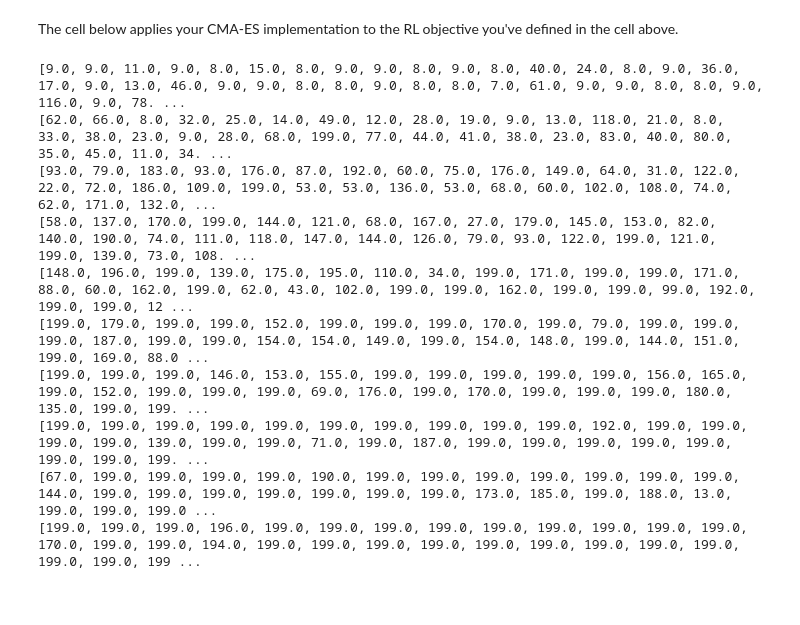
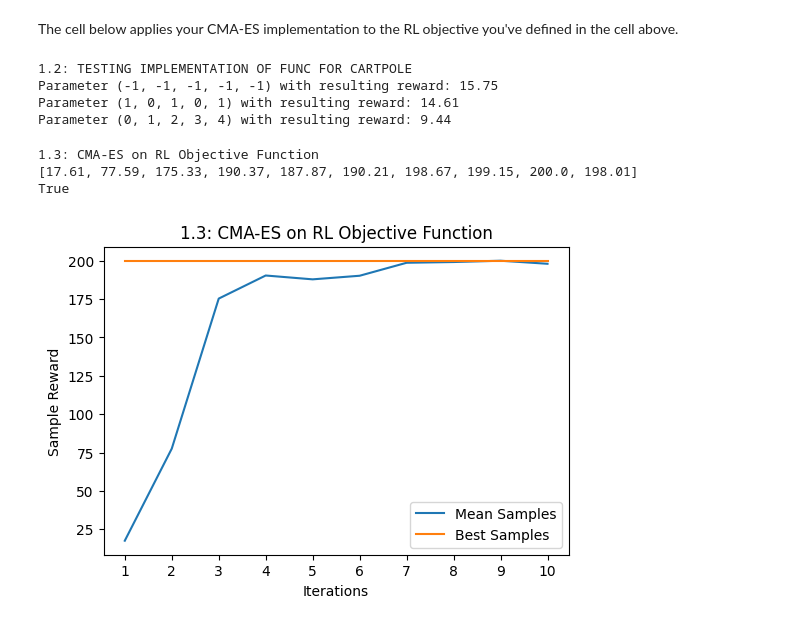
Before and after one commit to shrudh-i/10703-drl, a Jupyter notebook: F24_703_HW3/code/10_403_HW3Q1.ipynb, the cells around one changed output. Cells and saved outputs as stored; diff of their text form; code cells hidden in the pictures.

```diff
--- a/F24_703_HW3/code/10_403_HW3Q1.ipynb
+++ b/F24_703_HW3/code/10_403_HW3Q1.ipynb
@@ -148,13 +138,41 @@ fn_with_env = functools.partial(rl_fn, env=env)
-# %%
-mu_vec, best_sample_vec, mean_sample_vec = cmaes(fn_with_env, dim=5, num_iter=10)
-# %% [output]
-[9.0, 9.0, 11.0, 9.0, 8.0, 15.0, 8.0, 9.0, 9.0, 8.0, 9.0, 8.0, 40.0, 24.0, 8.0, 9.0, 36.0, 17.0, 9.0, 13.0, 46.0, 9.0, 9.0, 8.0, 8.0, 9.0, 8.0, 8.0, 7.0, 61.0, 9.0, 9.0, 8.0, 8.0, 9.0, 116.0, 9.0, 78. ...
-[62.0, 66.0, 8.0, 32.0, 25.0, 14.0, 49.0, 12.0, 28.0, 19.0, 9.0, 13.0, 118.0, 21.0, 8.0, 33.0, 38.0, 23.0, 9.0, 28.0, 68.0, 199.0, 77.0, 44.0, 41.0, 38.0, 23.0, 83.0, 40.0, 80.0, 35.0, 45.0, 11.0, 34. ...
-[93.0, 79.0, 183.0, 93.0, 176.0, 87.0, 192.0, 60.0, 75.0, 176.0, 149.0, 64.0, 31.0, 122.0, 22.0, 72.0, 186.0, 109.0, 199.0, 53.0, 53.0, 136.0, 53.0, 68.0, 60.0, 102.0, 108.0, 74.0, 62.0, 171.0, 132.0, ...
-[58.0, 137.0, 170.0, 199.0, 144.0, 121.0, 68.0, 167.0, 27.0, 179.0, 145.0, 153.0, 82.0, 140.0, 190.0, 74.0, 111.0, 118.0, 147.0, 144.0, 126.0, 79.0, 93.0, 122.0, 199.0, 121.0, 199.0, 139.0, 73.0, 108. ...
-[148.0, 196.0, 199.0, 139.0, 175.0, 195.0, 110.0, 34.0, 199.0, 171.0, 199.0, 199.0, 171.0, 88.0, 60.0, 162.0, 199.0, 62.0, 43.0, 102.0, 199.0, 199.0, 162.0, 199.0, 199.0, 99.0, 192.0, 199.0, 199.0, 12 ...
-[199.0, 179.0, 199.0, 199.0, 152.0, 199.0, 199.0, 199.0, 170.0, 199.0, 79.0, 199.0, 199.0, 199.0, 187.0, 199.0, 199.0, 154.0, 154.0, 149.0, 199.0, 154.0, 148.0, 199.0, 144.0, 151.0, 199.0, 169.0, 88.0 ...
-[199.0, 199.0, 199.0, 146.0, 153.0, 155.0, 199.0, 199.0, 199.0, 199.0, 199.0, 156.0, 165.0, 199.0, 152.0, 199.0, 199.0, 199.0, 69.0, 176.0, 199.0, 170.0, 199.0, 199.0, 199.0, 180.0, 135.0, 199.0, 199. ...
-[199.0, 199.0, 199.0, 199.0, 199.0, 199.0, 199.0, 199.0, 199.0, 199.0, 192.0, 199.0, 199.0, 199.0, 199.0, 139.0, 199.0, 199.0, 71.0, 199.0, 187.0, 199.0, 199.0, 199.0, 199.0, 199.0, 199.0, 199.0, 199. ...
-[67.0, 199.0, 199.0, 199.0, 199.0, 190.0, 199.0, 199.0, 199.0, 199.0, 199.0, 199.0, 199.0, 144.0, 199.0, 199.0, 199.0, 199.0, 199.0, 199.0, 199.0, 173.0, 185.0, 199.0, 188.0, 13.0, 199.0, 199.0, 199.0 ...
-[199.0, 199.0, 199.0, 196.0, 199.0, 199.0, 199.0, 199.0, 199.0, 199.0, 199.0, 199.0, 199.0, 170.0, 199.0, 199.0, 194.0, 199.0, 199.0, 199.0, 199.0, 199.0, 199.0, 199.0, 199.0, 199.0, 199.0, 199.0, 199 ...
+# %%
+env = gym.make('CartPole-v0')
+fn_with_env = functools.partial(rl_fn, env=env)
+
+parameters_list = [(-1,-1,-1,-1,-1), ( 1, 0, 1, 0, 1), ( 0, 1, 2, 3, 4)]
+
+print("\n\n1.2: TESTING IMPLEMENTATION OF FUNC FOR CARTPOLE")
+for parameter in parameters_list:
+  average_reward = 0
+  for _ in range(1000):
+    average_reward += rl_fn(parameter, env) / 1000
+  print("Parameter", parameter, "with resulting reward:", f"{average_reward:.2f}")
+# %% [output]
+1.2: TESTING IMPLEMENTATION OF FUNC FOR CARTPOLE
+Parameter (-1, -1, -1, -1, -1) with resulting reward: 15.75
+Parameter (1, 0, 1, 0, 1) with resulting reward: 14.61
+Parameter (0, 1, 2, 3, 4) with resulting reward: 9.44
+# %%
+# 1.3: CMA-ES on RL Objective Function
+print("1.3: CMA-ES on RL Objective Function")
+mu_vec, best_sample_vec, mean_sample_vec = cmaes(fn_with_env, dim=5, num_iter=10)
+print(mean_sample_vec)
+print(max(mean_sample_vec) > 195.0)
+
+# Plot Mean Sample Reward & Best Sample Reward (Y Axis) across Iterations (X Axis)
+plt.figure(figsize=(6, 4))
+x_axis = np.arange(10)+1
+plt.plot(x_axis, mean_sample_vec, label="Mean Samples")
+plt.plot(x_axis, best_sample_vec, label="Best Samples")
+plt.xticks(x_axis)
+plt.legend()
+plt.xlabel("Iterations")
+plt.ylabel("Sample Reward")
+plt.title("1.3: CMA-ES on RL Objective Function")
+plt.savefig('q1_3.png')
+plt.show()
+# %% [output]
+1.3: CMA-ES on RL Objective Function
+[17.61, 77.59, 175.33, 190.37, 187.87, 190.21, 198.67, 199.15, 200.0, 198.01]
+True
+[figure, added]
```
Also changed, not shown: parts of 7 cells of this notebook.
